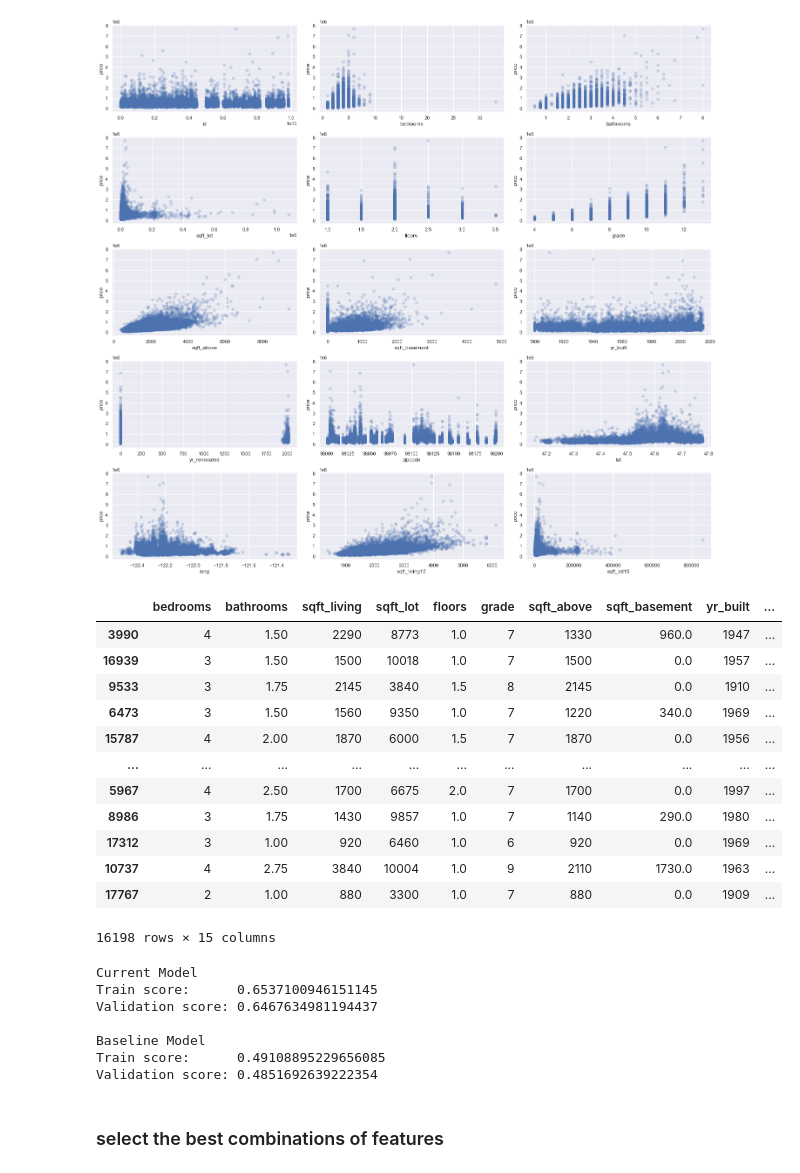
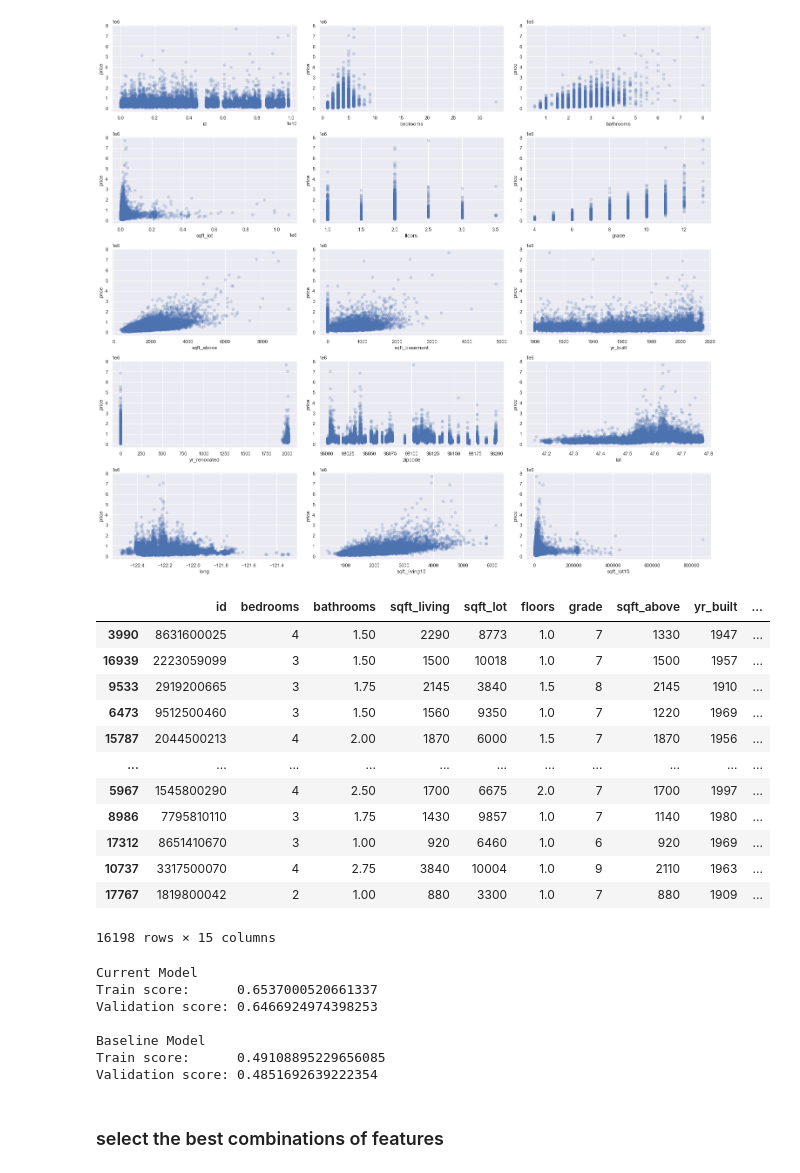
Before and after one commit to anguyen61191/NorthWestCountyProject, a Jupyter notebook: Julian_Notebook.ipynb, the cells around one changed output. Saved outputs shown, nothing was run; the diff lists cells and outputs as text; code cells hidden in the pictures.

```diff
--- a/Julian_Notebook.ipynb
+++ b/Julian_Notebook.ipynb
@@ -43,3 +44,17 @@ df
 | 21595 | 291310100 | 1/16/2015 | 400000.0 | 3 | 2.50 | 1600 | 2388 | 2.0 | NaN | NONE | ... |
 | 21596 | 1523300157 | 10/15/2014 | 325000.0 | 2 | 0.75 | 1020 | 1076 | 2.0 | NO | NONE | ... |
 21597 rows × 21 columns
+# %%
+df = df.reset_index()
+encoder = OneHotEncoder()
+# apply on df
+# color_1hot = encoder.fit_transform(df_clean["zipcode"].values.reshape(-1,1))
+# color_1hot_df = pd.DataFrame(color_1hot.toarray())
+# df_clean = pd.concat([df_clean.drop('zipcode', axis = 1), color_1hot_df], axis = 1)
+zipcode_trans = encoder.fit_transform(df['zipcode'].values.reshape(-1,1))
+zipcode_trans.todense()
+encoder.get_feature_names()
+zipcode_df =pd.DataFrame(zipcode_trans.todense(), columns = encoder.get_feature_names())
+zipcode_df
+df = df.join(zipcode_df)
+df
@@ -214,21 +262,22 @@ for index, col in enumerate(scatterplot_data.columns):
 # %%
 ## drop id,
 x_train_second_model = x_train_numeric.drop('id', axis=1).copy()
-
+x_train_second_model = x_train_numeric.drop('yr_renovated', axis=1).copy()
+x_train_second_model = x_train_numeric.drop('sqft_basement', axis=1).copy()
 x_train_second_model
 # %% [output]
-|  | bedrooms | bathrooms | sqft_living | sqft_lot | floors | grade | sqft_above | sqft_basement | yr_built | ... |
-| 3990 | 4 | 1.50 | 2290 | 8773 | 1.0 | 7 | 1330 | 960.0 | 1947 | ... |
-| 16939 | 3 | 1.50 | 1500 | 10018 | 1.0 | 7 | 1500 | 0.0 | 1957 | ... |
-| 9533 | 3 | 1.75 | 2145 | 3840 | 1.5 | 8 | 2145 | 0.0 | 1910 | ... |
-| 6473 | 3 | 1.50 | 1560 | 9350 | 1.0 | 7 | 1220 | 340.0 | 1969 | ... |
-| 15787 | 4 | 2.00 | 1870 | 6000 | 1.5 | 7 | 1870 | 0.0 | 1956 | ... |
+|  | id | bedrooms | bathrooms | sqft_living | sqft_lot | floors | grade | sqft_above | yr_built | ... |
+| 3990 | 8631600025 | 4 | 1.50 | 2290 | 8773 | 1.0 | 7 | 1330 | 1947 | ... |
+| 16939 | 2223059099 | 3 | 1.50 | 1500 | 10018 | 1.0 | 7 | 1500 | 1957 | ... |
+| 9533 | 2919200665 | 3 | 1.75 | 2145 | 3840 | 1.5 | 8 | 2145 | 1910 | ... |
+| 6473 | 9512500460 | 3 | 1.50 | 1560 | 9350 | 1.0 | 7 | 1220 | 1969 | ... |
+| 15787 | 2044500213 | 4 | 2.00 | 1870 | 6000 | 1.5 | 7 | 1870 | 1956 | ... |
 | ... | ... | ... | ... | ... | ... | ... | ... | ... | ... | ... |
-| 5967 | 4 | 2.50 | 1700 | 6675 | 2.0 | 7 | 1700 | 0.0 | 1997 | ... |
-| 8986 | 3 | 1.75 | 1430 | 9857 | 1.0 | 7 | 1140 | 290.0 | 1980 | ... |
-| 17312 | 3 | 1.00 | 920 | 6460 | 1.0 | 6 | 920 | 0.0 | 1969 | ... |
-| 10737 | 4 | 2.75 | 3840 | 10004 | 1.0 | 9 | 2110 | 1730.0 | 1963 | ... |
-| 17767 | 2 | 1.00 | 880 | 3300 | 1.0 | 7 | 880 | 0.0 | 1909 | ... |
+| 5967 | 1545800290 | 4 | 2.50 | 1700 | 6675 | 2.0 | 7 | 1700 | 1997 | ... |
+| 8986 | 7795810110 | 3 | 1.75 | 1430 | 9857 | 1.0 | 7 | 1140 | 1980 | ... |
+| 17312 | 8651410670 | 3 | 1.00 | 920 | 6460 | 1.0 | 6 | 920 | 1969 | ... |
+| 10737 | 3317500070 | 4 | 2.75 | 3840 | 10004 | 1.0 | 9 | 2110 | 1963 | ... |
+| 17767 | 1819800042 | 2 | 1.00 | 880 | 3300 | 1.0 | 7 | 880 | 1909 | ... |
 16198 rows × 15 columns
 # %%
 second_model = LinearRegression()
@@ -250,8 +299,8 @@ print("Train score:     ", baseline_scores["train_score"].mean())
 print("Validation score:", baseline_scores["test_score"].mean())
 # %% [output]
 Current Model
-Train score:      0.6537100946151145
-Validation score: 0.6467634981194437
+Train score:      0.6537000520661337
+Validation score: 0.6466924974398253
 
 Baseline Model
 Train score:      0.49108895229656085
```
Also changed, not shown: parts of 12 cells of this notebook.
